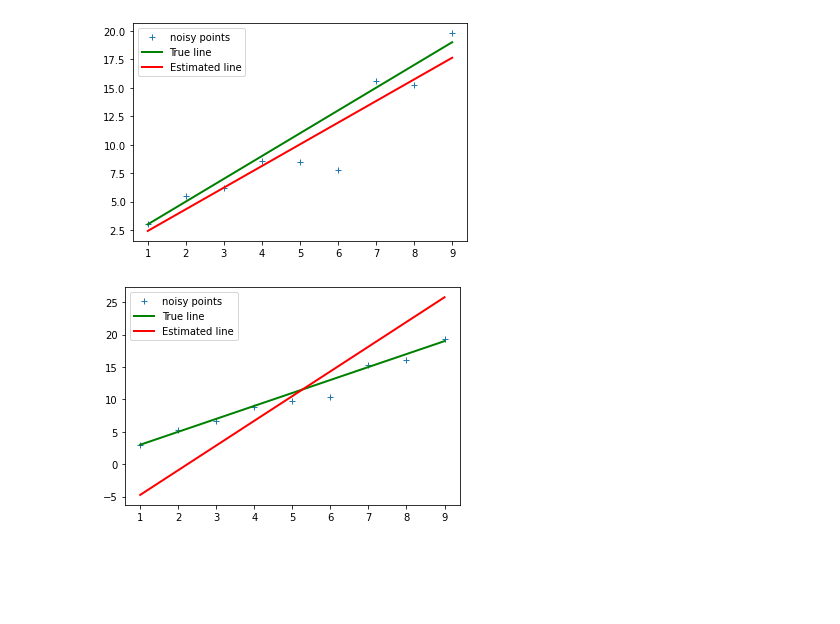
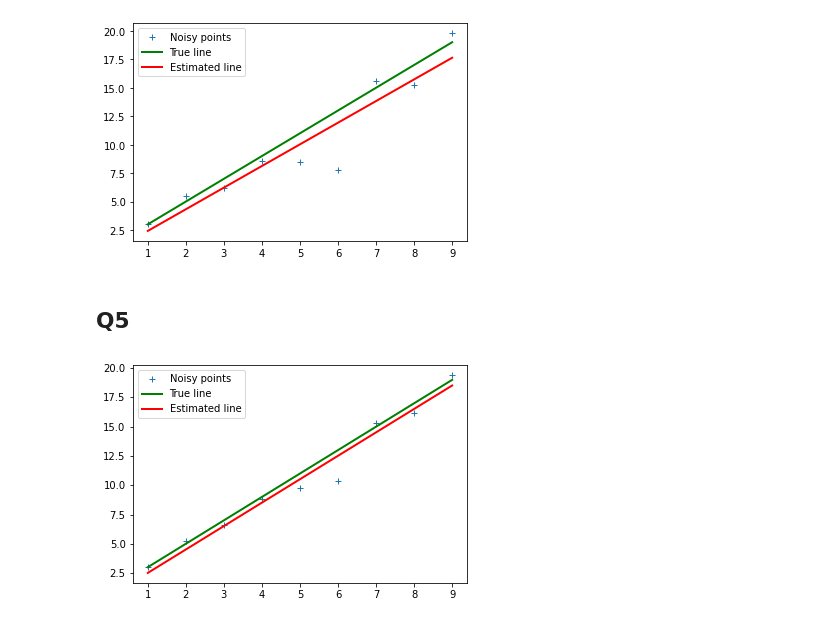
Before and after one commit to muditha11/ImageProcessingAndMachineVision, a Jupyter notebook: 5/5.ipynb, the cells around one changed output. Cells and saved outputs as stored; diff of their text form; code cells hidden in the pictures; blank space fills up the shorter version.

```diff
--- a/5/5.ipynb
+++ b/5/5.ipynb
@@ -102,39 +130,41 @@ plt.legend()
 plt.show()
 # %% [output]
 [figure]
+# %% [markdown]
+## Q5
 # %%
 m = 2
 c = 1
 x = np.arange(1,10,1)
 np.random.seed(45)
-sigma = 1
-noise = sigma * np.random.randn(len(x))
+
+noise = np.random.randn(len(x))
 o = np.zeros(x.shape)
 y = m*x +c + noise + o
 
 n = len(x)
 
-u11 = np.sum(x - np.mean(x)**2)
+u11 = np.sum((x - np.mean(x))**2)
 u12 = np.sum((x - np.mean(x))*(y- np.mean(y)))
 u21=u12
 u22 = np.sum((y-np.mean(y))**2)
 
 U = np.array([[u11,u12],[u21,u22]])
 W,V = np.linalg.eig(U)
 
 ev_corresponding_to_smallest_ev = V[:,np.argmin(W)]
 
 a = ev_corresponding_to_smallest_ev[0]
 b = ev_corresponding_to_smallest_ev[1]
 d = a*np.mean(x) + b*np.mean(y)
 
 mstar = -a/b
 cstar = d/b
 
-plt.plot(x, y, '+', label = 'noisy points')
+plt.plot(x, y, '+', label = 'Noisy points')
 plt.plot([x[0], x[-1]], [m*x[0] + c, m*x[-1]+c ], color='g', linewidth=2, label=r'True line')
 plt.plot([x[0], x[-1]], [mstar*x[0] + cstar, mstar*x[-1]+cstar ], color='r', linewidth=2, label=r'Estimated line')
 plt.legend()
 plt.show()
 # %% [output]
-[figure, old version]
+[figure, new version]
```
Also changed, not shown: parts of 4 cells of this notebook, 11 other files.
